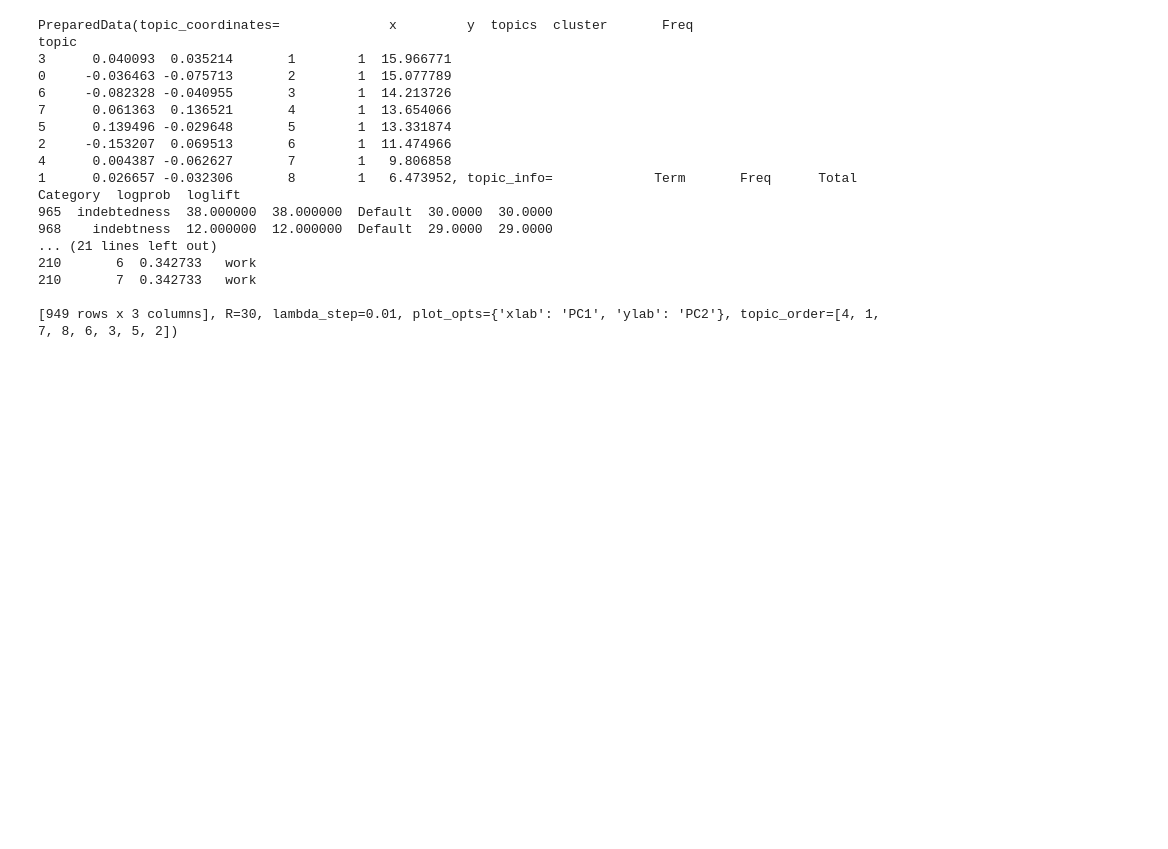
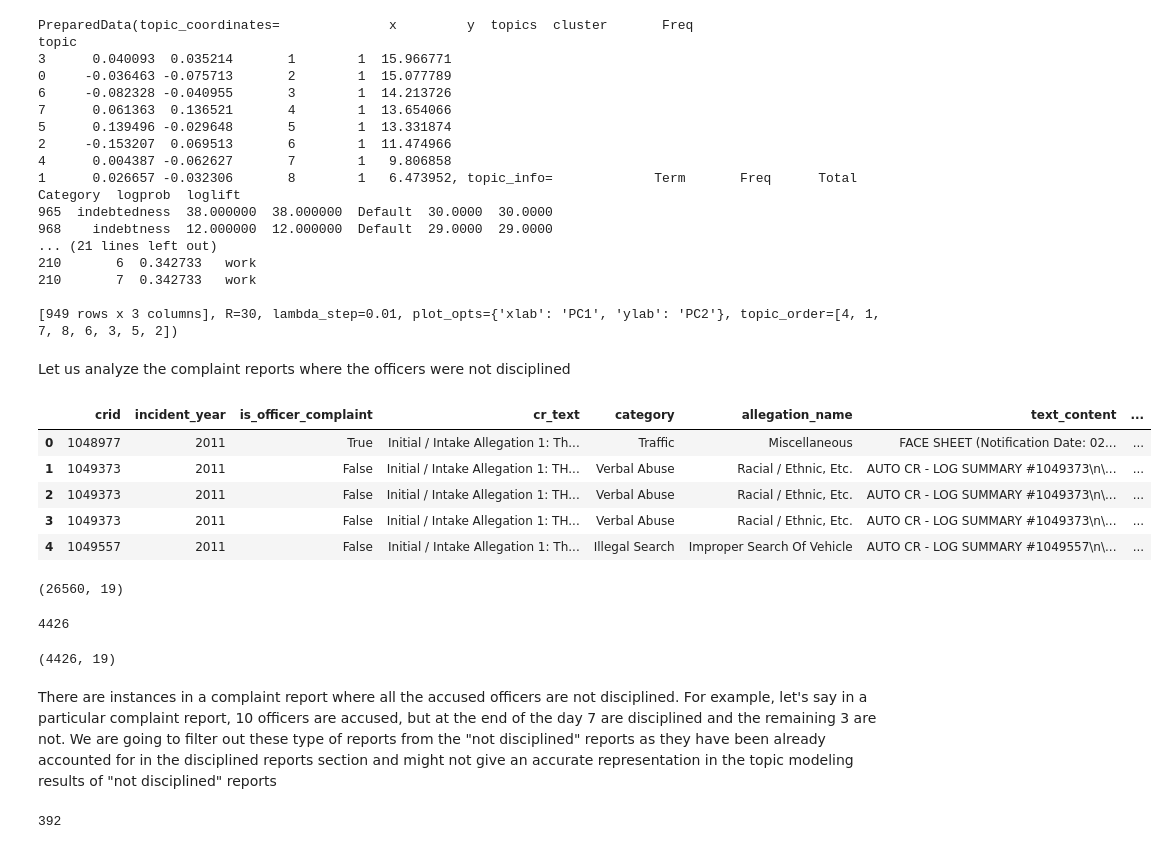
Before and after one commit to jacobkwat/The-Freedom-Donkeys, a Jupyter notebook: checkpoint-5/src/CP5.ipynb, the cells around one changed output. Saved outputs shown, nothing was run; the diff lists cells and outputs as text; code cells hidden in the pictures; blank space fills up the shorter version.

```diff
--- a/checkpoint-5/src/CP5.ipynb
+++ b/checkpoint-5/src/CP5.ipynb
@@ -400,0 +411,32 @@ topic
+# %% [markdown]
+Let us analyze the complaint reports where the officers were not disciplined
+# %%
+df_not_disciplined = pd.read_csv("/content/drive/MyDrive/DSS_CP5/data_cp5_not_disciplined.csv")
+df_not_disciplined.head()
+# %% [output]
+|  | crid | incident_year | is_officer_complaint | cr_text | category | allegation_name | text_content | ... |
+| 0 | 1048977 | 2011 | True | Initial / Intake Allegation 1: Th... | Traffic | Miscellaneous | FACE SHEET (Notification Date: 02... | ... |
+| 1 | 1049373 | 2011 | False | Initial / Intake Allegation 1: TH... | Verbal Abuse | Racial / Ethnic, Etc. | AUTO CR - LOG SUMMARY #1049373\n\... | ... |
+| 2 | 1049373 | 2011 | False | Initial / Intake Allegation 1: TH... | Verbal Abuse | Racial / Ethnic, Etc. | AUTO CR - LOG SUMMARY #1049373\n\... | ... |
+| 3 | 1049373 | 2011 | False | Initial / Intake Allegation 1: TH... | Verbal Abuse | Racial / Ethnic, Etc. | AUTO CR - LOG SUMMARY #1049373\n\... | ... |
+| 4 | 1049557 | 2011 | False | Initial / Intake Allegation 1: Th... | Illegal Search | Improper Search Of Vehicle | AUTO CR - LOG SUMMARY #1049557\n\... | ... |
+# %%
+df_not_disciplined.shape
+# %% [output]
+(26560, 19)
+# %%
+df_not_disciplined["crid"].nunique()
+# %% [output]
+4426
+# %%
+df_not_disciplined_fil = df_not_disciplined.drop_duplicates(subset=['crid'])
+df_not_disciplined_fil.shape
+# %% [output]
+(4426, 19)
+# %% [markdown]
+There are instances in a complaint report where all the accused officers are not disciplined. For example, let's say in a particular complaint report, 10 officers are accused, but at the end of the day 7 are disciplined and the remaining 3 are not. We are going to filter out these type of reports from the "not disciplined" reports as they have been already accounted for in the disciplined reports section and might not give an accurate representation in the topic modeling results of "not disciplined" reports
+# %%
+crid_disciplined = df_disciplined_fil["crid"].tolist()
+len(crid_disciplined)
+# %% [output]
+392
```
Also changed, not shown: parts of 56 cells of this notebook.
